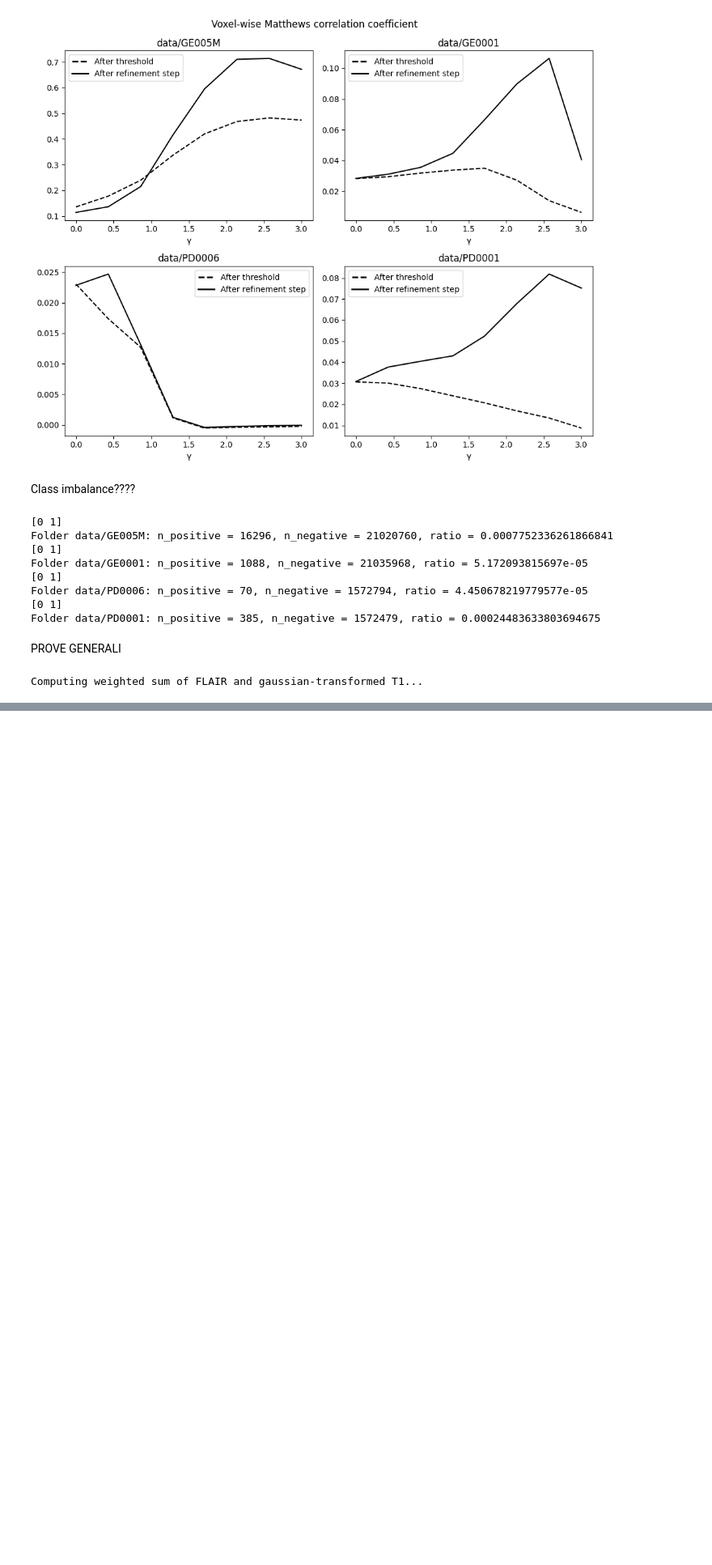
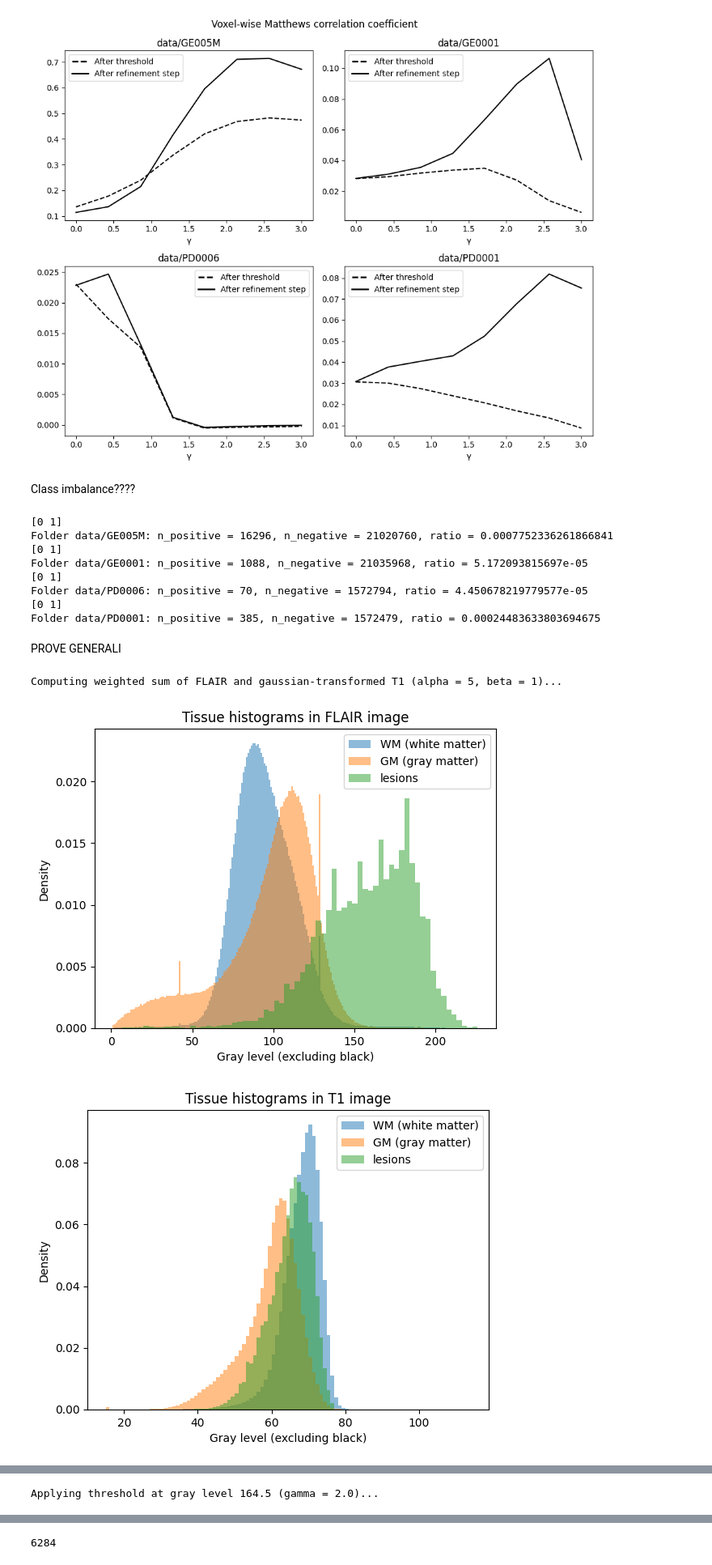
Before and after one commit to DavideBracali/SilentInfarctionSegmentationFLAIR, a Jupyter notebook: prove.ipynb, the cells around one changed output, grey strips where cells are left out. Shown at 81% size. Cells and saved outputs as stored; diff of their text form; code cells hidden in the pictures; blank space fills up the shorter version.

```diff
--- a/prove.ipynb
+++ b/prove.ipynb
@@ -1406,38 +1406,48 @@ import gc
 import matplotlib.pyplot as plt
 sitk.ProcessObject.SetGlobalDefaultNumberOfThreads(1)
 
-i=1
+i=0
 
 alpha=5
 beta=1
 
 flair = sitk.ReadImage(paths_df[flair_file][i])
 flair = orient_image(flair, 'RAS')
 
 t1 = sitk.ReadImage(paths_df[t1_file][i])
 t1 = resample_to_reference(t1, flair)
 
 segm = sitk.ReadImage(paths_df[segm_file][i])
 segm = resample_to_reference(segm, flair)
 
 gt = sitk.ReadImage(paths_df[gt_file][i])
 gt = resample_to_reference(gt, flair)
 gt = sitk.Cast(gt, sitk.sitkUInt8)
 gm_mask = get_mask_from_segmentation(segm, gm_labels)
 wm_mask = get_mask_from_segmentation(segm, wm_labels)
 
+pves = [sitk.ReadImage(paths_df[f][i])
+        for f in [wm_pve_file, gm_pve_file, csf_pve_file]]
+pves = [resample_to_reference(p, flair, sitk.sitkLinear)
+        for p in pves]
+
 image = flair_t1_sum.main(flair, t1, alpha=alpha, beta=beta,
                           gm_mask=gm_mask, wm_mask=wm_mask, gt=gt,
-                          save_dir=os.path.join("analysis", paths_df.index[i]),
-                          show=True)
+                          show=True, save_dir="results")
 
 gc.collect()
 
-gm = sitk.Mask(image, gm_mask)
-
-thr_mask = threshold.main(image, gm, gamma=2, show=True)
-plot_image(thr_mask)
+thr_mask = threshold.main(image, gm_mask, gamma=2,
+                          show=True, save_dir="results")
 
 gc.collect()
+
+ref_mask = refinement_step.main(thr_mask, image, pves=pves, segm=segm,
+                                min_diameter=2, surround_dilation_radius=1, n_std=1, extend_dilation_radius=1,
+                                min_points=3, show=True, save_dir="results")
+
+gc.collect()
 # %% [output]
-Computing weighted sum of FLAIR and gaussian-transformed T1...
+Computing weighted sum of FLAIR and gaussian-transformed T1 (alpha = 5, beta = 1)...
+[figure, added]
+[figure, added]
@@ -1443,0 +1456 @@ Computing weighted sum of FLAIR and gaussian-transformed T1...
+Applying threshold at gray level 164.5 (gamma = 2.0)...
@@ -1443,0 +1480 @@ Computing weighted sum of FLAIR and gaussian-transformed T1...
+6284
```
Also changed, not shown: parts of 2 cells of this notebook.
